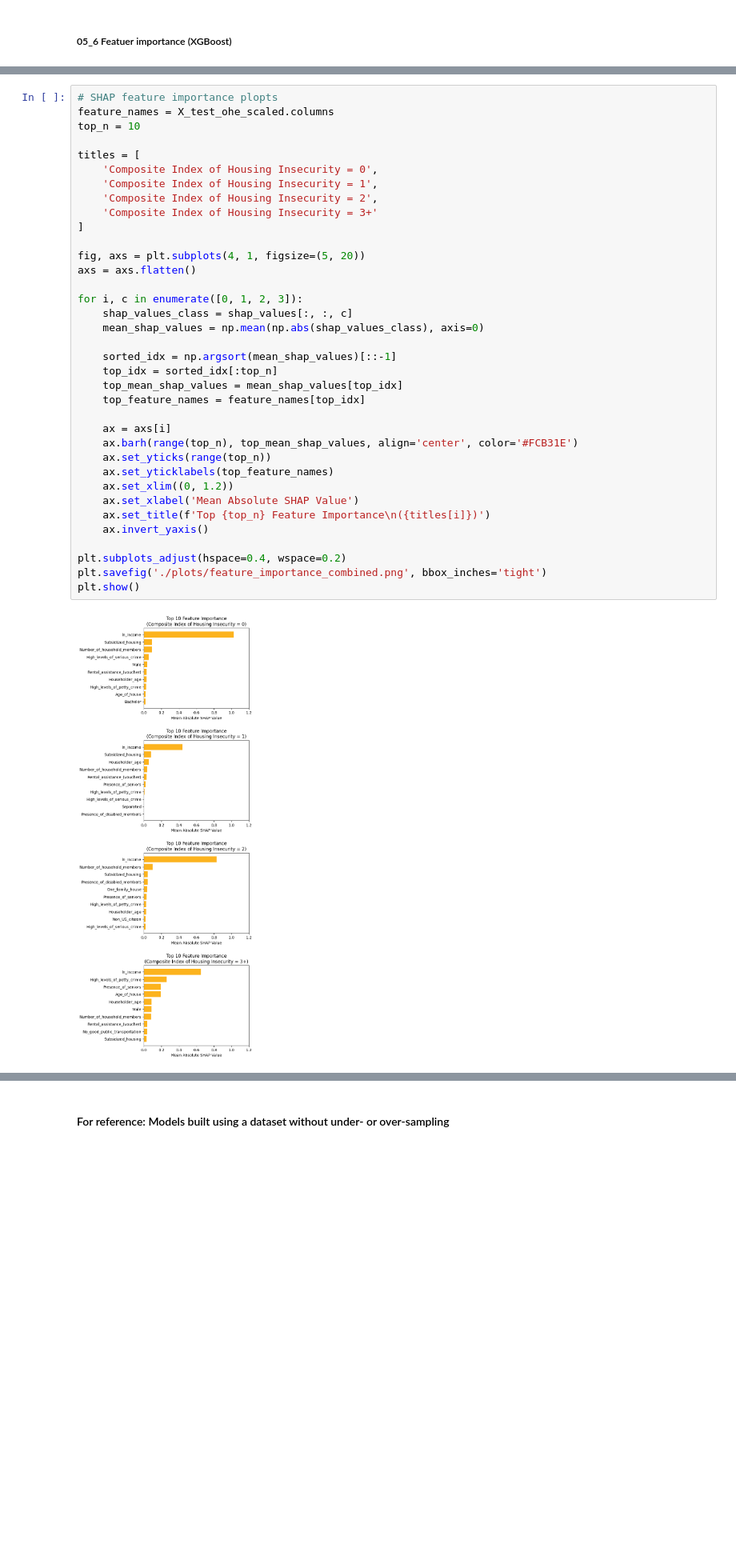
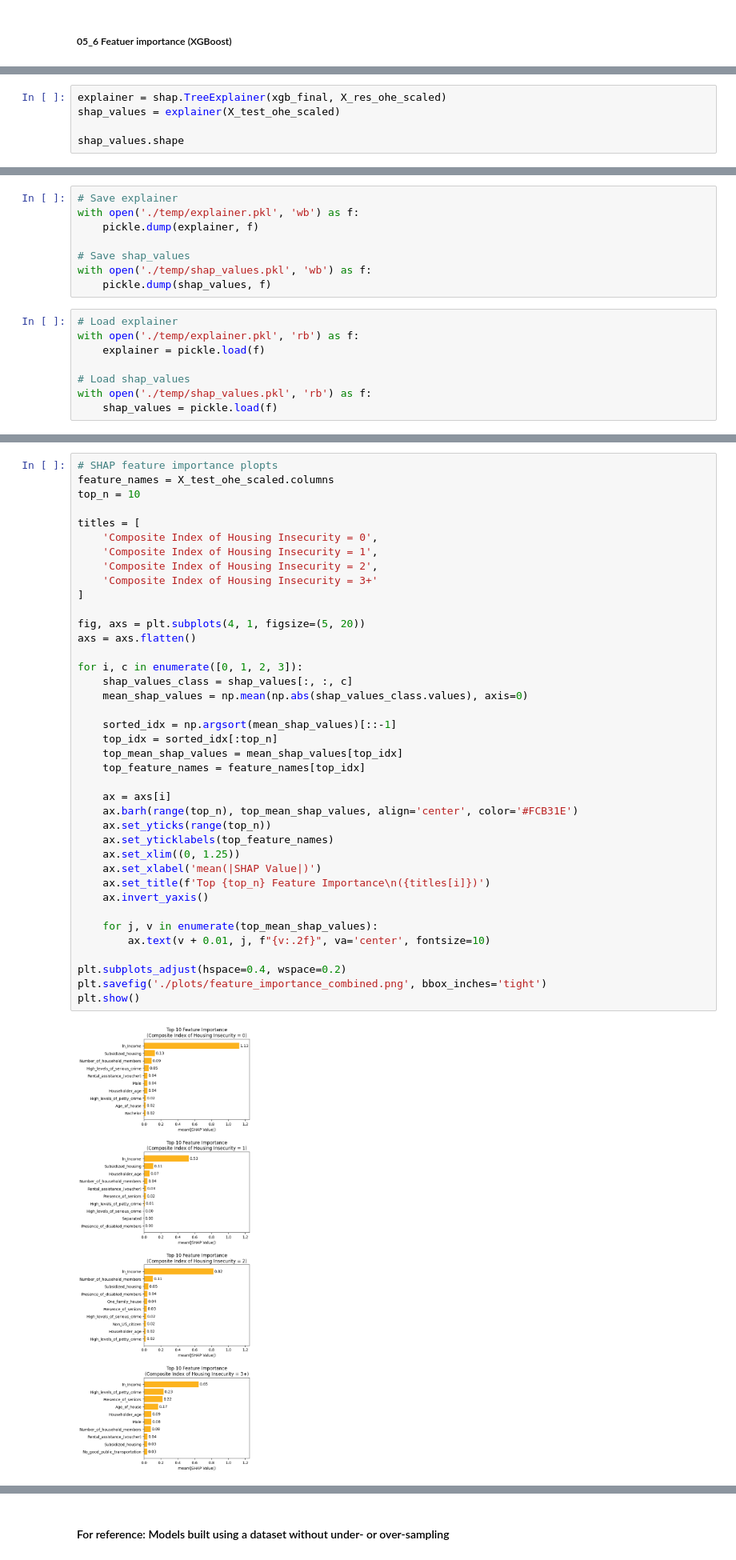
Before and after one commit to GeunSangOh/housing-insecurity, a Jupyter notebook: 05_ML_models.ipynb, the cells around one changed output, grey strips where cells are left out. Shown at 80% size. Drawn from its saved outputs; the diff is of its cells as text; blank space fills up the shorter version.

Commit message:
Update feature importance plots

```diff
--- a/05_ML_models.ipynb
+++ b/05_ML_models.ipynb
@@ -1728,2 +1728,7 @@ shap_values.shape
 # %% [output]
 (4406, 34, 4)
+# %%
+explainer = shap.TreeExplainer(xgb_final, X_res_ohe_scaled)
+shap_values = explainer(X_test_ohe_scaled)
+
+shap_values.shape
@@ -1729,0 +1737,16 @@ shap_values.shape
+# %%
+# Save explainer
+with open('./temp/explainer.pkl', 'wb') as f:
+    pickle.dump(explainer, f)
+
+# Save shap_values
+with open('./temp/shap_values.pkl', 'wb') as f:
+    pickle.dump(shap_values, f)
+# %%
+# Load explainer
+with open('./temp/explainer.pkl', 'rb') as f:
+    explainer = pickle.load(f)
+
+# Load shap_values
+with open('./temp/shap_values.pkl', 'rb') as f:
+    shap_values = pickle.load(f)
@@ -1734,34 +1767,37 @@ top_n = 10
 
 titles = [
     'Composite Index of Housing Insecurity = 0',
     'Composite Index of Housing Insecurity = 1',
     'Composite Index of Housing Insecurity = 2',
     'Composite Index of Housing Insecurity = 3+'
 ]
 
 fig, axs = plt.subplots(4, 1, figsize=(5, 20))
 axs = axs.flatten()
 
 for i, c in enumerate([0, 1, 2, 3]):
     shap_values_class = shap_values[:, :, c]
-    mean_shap_values = np.mean(np.abs(shap_values_class), axis=0)
+    mean_shap_values = np.mean(np.abs(shap_values_class.values), axis=0)
 
     sorted_idx = np.argsort(mean_shap_values)[::-1]
     top_idx = sorted_idx[:top_n]
     top_mean_shap_values = mean_shap_values[top_idx]
     top_feature_names = feature_names[top_idx]
 
     ax = axs[i]
     ax.barh(range(top_n), top_mean_shap_values, align='center', color='#FCB31E')
     ax.set_yticks(range(top_n))
     ax.set_yticklabels(top_feature_names)
-    ax.set_xlim((0, 1.2))
-    ax.set_xlabel('Mean Absolute SHAP Value')
+    ax.set_xlim((0, 1.25))
+    ax.set_xlabel('mean(|SHAP Value|)')
     ax.set_title(f'Top {top_n} Feature Importance\n({titles[i]})')
     ax.invert_yaxis()
+
+    for j, v in enumerate(top_mean_shap_values):
+        ax.text(v + 0.01, j, f"{v:.2f}", va='center', fontsize=10)
 
 plt.subplots_adjust(hspace=0.4, wspace=0.2)
 plt.savefig('./plots/feature_importance_combined.png', bbox_inches='tight')
 plt.show()
 # %% [output]
-[figure, old version]
+[figure, new version]
```
Also changed, not shown: parts of 7 cells of this notebook.
